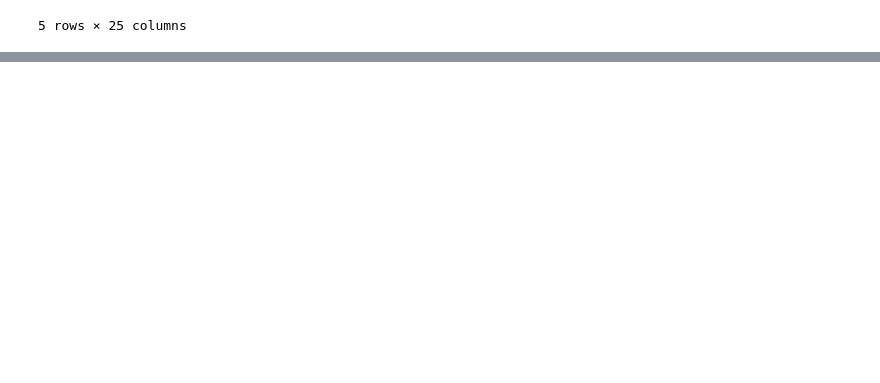
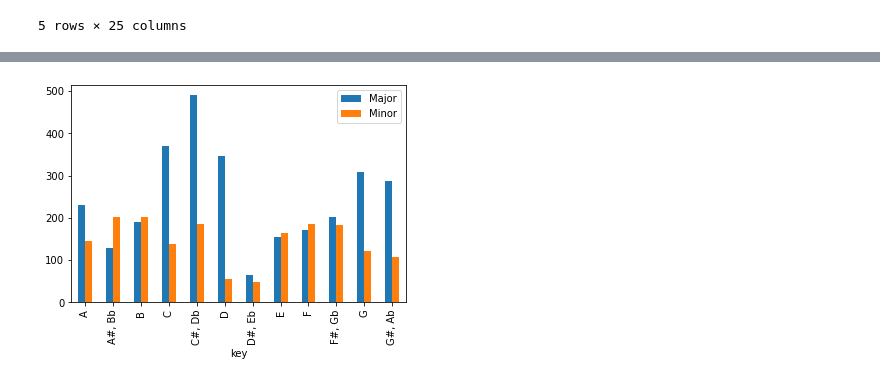
Before and after one commit to JelicaB/BillboardSongAnalysis, a Jupyter notebook: notebooks/3.0-JB-Exploratory-Data-Analysis.ipynb, the cells around one changed output, grey strips where cells are left out. Saved outputs shown, nothing was run; the diff lists cells and outputs as text; code cells hidden in the pictures; blank space fills up the shorter version.

```diff
--- a/notebooks/3.0-JB-Exploratory-Data-Analysis.ipynb
+++ b/notebooks/3.0-JB-Exploratory-Data-Analysis.ipynb
@@ -27,9 +28,16 @@ charts.head()
 # %%
 #remove poor matches, blank sp_id and duplicate sp_id - 155 rows lost (~3%)
 songs['Date'] =  pd.to_datetime(songs['Date'], format='%Y-%m-%d')
-songs = songs[songs.Match_Ratio > 50].dropna(axis=0, subset=['SP_id']).\
+songs = songs[songs.Match_Ratio > 60].dropna(axis=0, subset=['SP_id']).\
                         drop_duplicates(subset='SP_id',keep=False).reset_index(drop = True)
 
+#change number value of key to specific keys
+songs['key'] = songs['key'].map({0.0: 'C', 1.0: 'C#, Db', 2.0: 'D',\
+                                3.0: 'D#, Eb', 4.0: 'E', 5.0: 'F',\
+                                6.0: 'F#, Gb', 7.0: 'G', 8.0: 'G#, Ab',\
+                                9.0: 'A', 10.0: 'A#, Bb', 11.0: 'B'})
+songs['mode'] = songs['mode'].map({0.0: 'Minor', 1.0: 'Major'})
+
 songs.head()
 # %% [output]
 |  | Rank | Date | BB_Title | BB_Artist | PeakPos | LastPos | Weeks | SP_Title | SP_Artist | Match_Ratio | ... |
@@ -158,9 +53,0 @@ genre_list.sort(key=len)
-# %%
-songs_numeric = ['SP_Title','SP_Artist', 'PeakPos', 'acousticness', 'danceability', 'duration_ms', 'energy', 'instrumentalness', 'key', 'liveness',\
-               'loudness', 'mode', 'speechiness', 'tempo', 'time_signature', 'valence']
-
-songs_scale = songs[songs_numeric].set_index(['SP_Title','SP_Artist','PeakPos'])
-songs_scale_index = songs_scale.index
-songs_scale_columns = songs_scale.columns
-
-#songs_scale
@@ -433,0 +87,8 @@ plt.show()
+# %%
+key_group = songs[['mode','key','BB_Title']].groupby(by=['key','mode']).count()
+
+key_group.unstack().plot(kind='bar', stacked=False)
+plt.legend(['Major','Minor'])
+plt.show()
+# %% [output]
+[figure, added]
```
Also changed, not shown: parts of 84 cells of this notebook.
